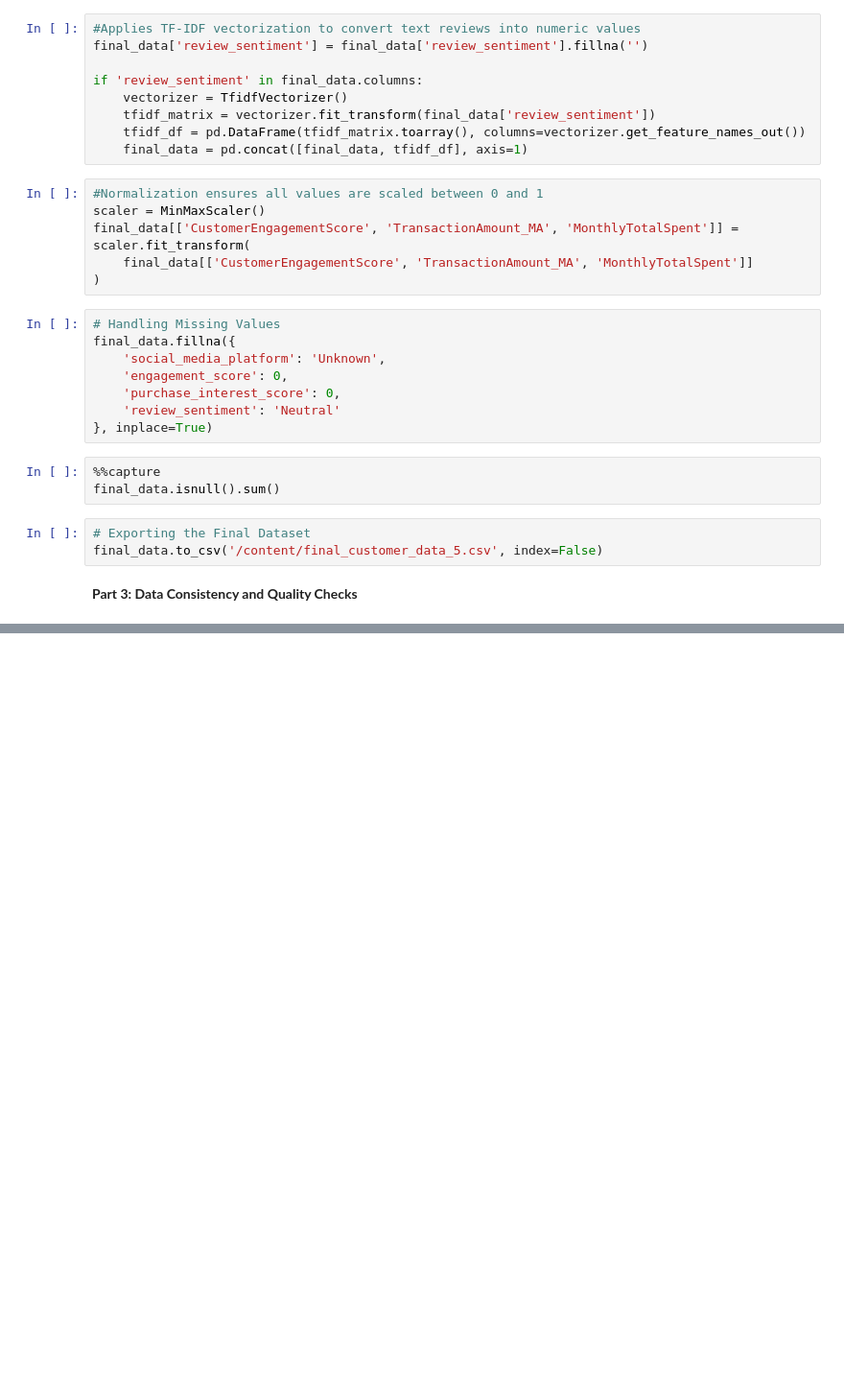
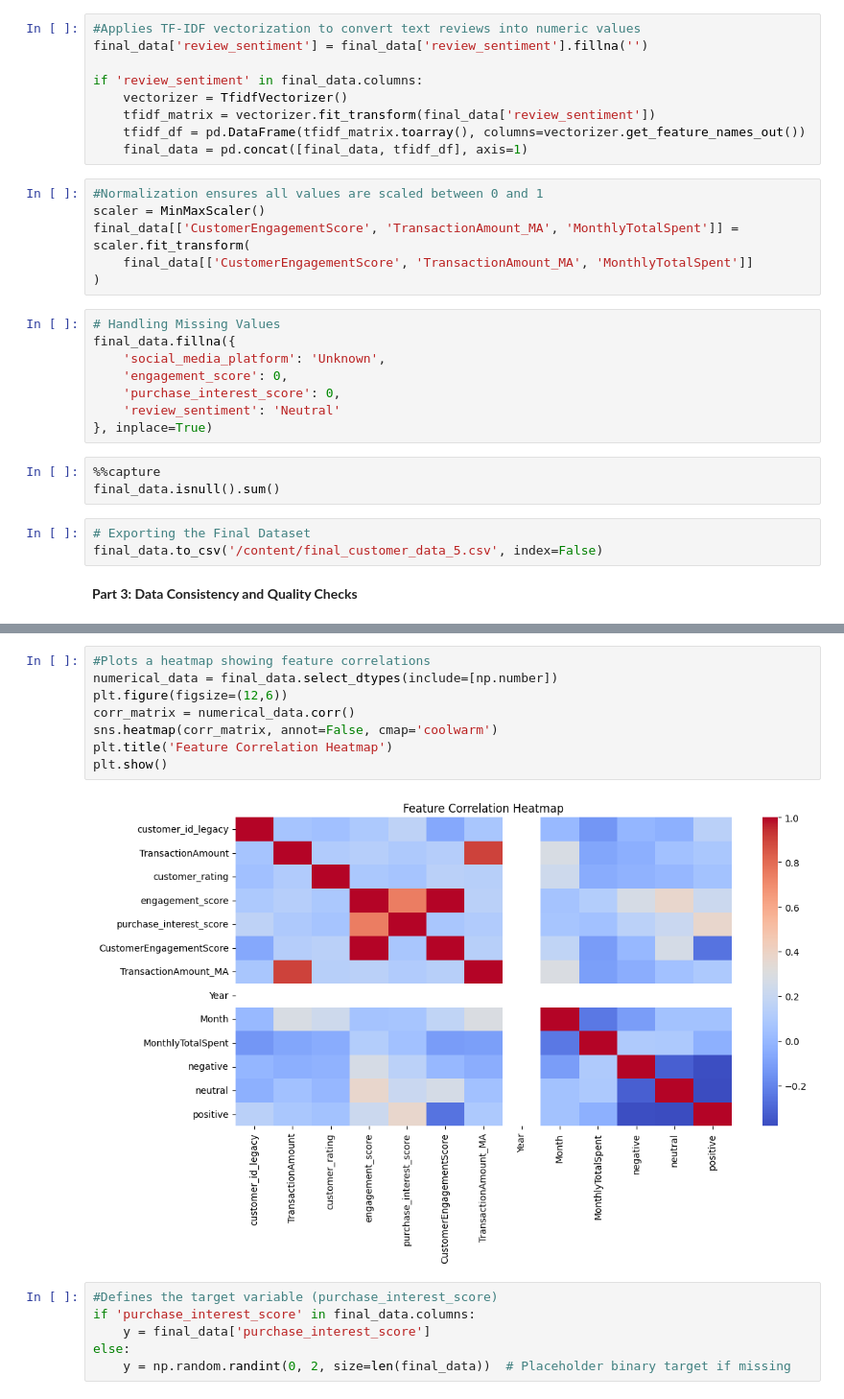
Before and after one commit to sergekamanzi/Formative2-Data-Preprocessing, a Jupyter notebook: Formative_2_Data_Preprocessing.ipynb, the cells around one changed output, grey strips where cells are left out. Shown: that part at 96% size. Saved outputs shown, nothing was run; the diff lists cells and outputs as text; blank space fills up the shorter version.

```diff
--- a/Formative_2_Data_Preprocessing.ipynb
+++ b/Formative_2_Data_Preprocessing.ipynb
@@ -187,0 +253,16 @@ final_data.to_csv('/content/final_customer_data_5.csv', index=False)
+# %%
+#Plots a heatmap showing feature correlations
+numerical_data = final_data.select_dtypes(include=[np.number])
+plt.figure(figsize=(12,6))
+corr_matrix = numerical_data.corr()
+sns.heatmap(corr_matrix, annot=False, cmap='coolwarm')
+plt.title('Feature Correlation Heatmap')
+plt.show()
+# %% [output]
+[figure, added]
+# %%
+#Defines the target variable (purchase_interest_score)
+if 'purchase_interest_score' in final_data.columns:
+    y = final_data['purchase_interest_score']
+else:
+    y = np.random.randint(0, 2, size=len(final_data))  # Placeholder binary target if missing
```
Also changed, not shown: parts of 12 cells of this notebook.
